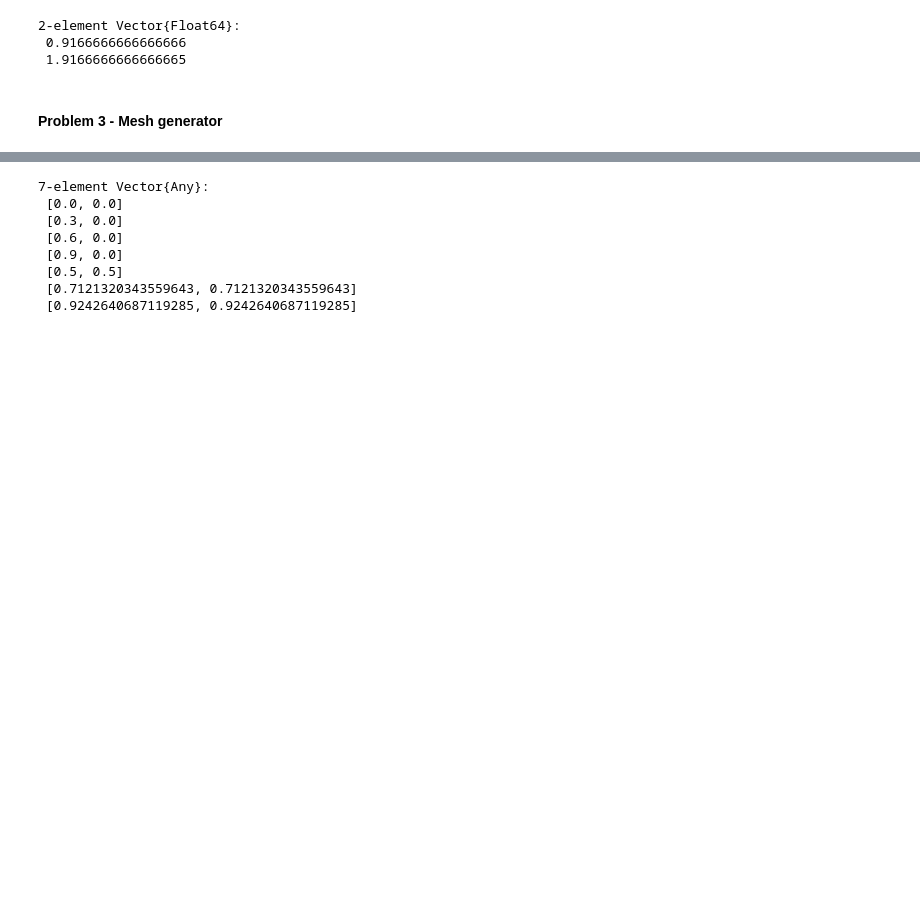
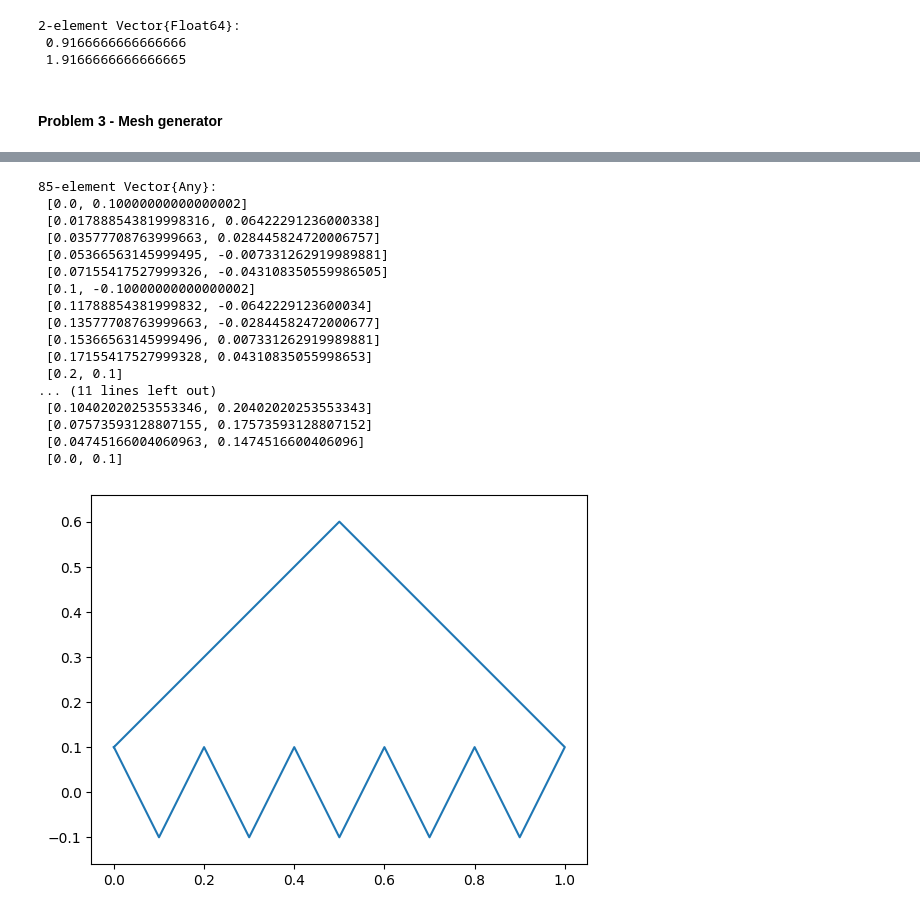
Before and after one commit to TagoreZhao/MATH124, a Jupyter notebook: PA3.ipynb, the cells around one changed output, grey strips where cells are left out. Cells and saved outputs as stored; diff of their text form; code cells hidden in the pictures; blank space fills up the shorter version.

Commit message:
ok I have finished the equi_node function, it passes both test

```diff
--- a/PA3.ipynb
+++ b/PA3.ipynb
@@ -113,6 +113,8 @@ function y_coord(a,b,x)
     y = (x-x1+y1*(x2-x1)/(y2-y1))*((y2-y1)/(x2-x1))
     return y
 end
+
+#given the two point and the y coordinate, return the x coordinate on the edge
 function x_coord(a,b,y)
     x1 = a[1]
     y1 = a[2]
@@ -121,18 +123,22 @@ function x_coord(a,b,y)
     x = (y-y1)*(x2-x1)/(y2-y1)+x1
     return x
 end
+
+#this return the length between two points
 function cartesion_distance(a,b)
     return sqrt((b[1]-a[1])^2+(b[2]-a[2])^2)
 end
+
 #We will first create node points p along each polygon segment and store them in node(it will also include the polygon node),
 #separated by a distance approximately equal to hmax. Return all the node on the line
 function equi_node(pv,hmax)
     node = []
     for i in 1:(length(pv)-1)
-        if (pv[i+1][1]-pv[i][1] !=0)&(pv[i+1][2]-pv[i][2] != 0)
-            dx = hmax*abs(pv[i+1][1]-pv[i][1])/cartesion_distance(pv[i+1],pv[i])
+        if (pv[i+1][1]-pv[i][1] !=0)&(pv[i+1][2]-pv[i][2] != 0) #this is when the edge is neigher horizental nor veritical
+            println("neigher vertical nor horizental")
+            dx = hmax*(pv[i+1][1]-pv[i][1])/cartesion_distance(pv[i+1],pv[i])
             println("dx : ", dx)
-            xarray = collect(pv[i][1]:dx:pv[i+1][1])
+            xarray = collect(pv[i][1]:dx:(pv[i+1][1]-dx))
             println("the x array is ", xarray)
             yarray = []
             for x in xarray
@@ -145,16 +151,17 @@ function equi_node(pv,hmax)
             for j in 1:length(xarray)
                 push!(node,[xarray[j],yarray[j]])
             end
-        elseif ((pv[i+1][1]-pv[i][1] == 0))
-            dy = hmax*abs(pv[i+1][2]-pv[i][2])/cartesion_distance(pv[i+1],pv[i])
+        elseif ((pv[i+1][1]-pv[i][1] == 0)&(pv[i+1][2]-pv[i][2] != 0)) #this is when the edge is veritical
+            println("vertical")
+            dy = hmax*(pv[i+1][2]-pv[i][2])/cartesion_distance(pv[i+1],pv[i])
             println("dy : ", dy)
-            yarray = collect(pv[i][2]:dy:pv[i+1][2])
+            yarray = collect(pv[i][2]:dy:(pv[i+1][2]-dy))
             xarray = []
             if length(xarray) != length(yarray)
                 println("ok this is not solving the problem")
             end
             for y in yarray
-                push!(xarray,0)
+                push!(xarray,pv[i][1])
             end
             println("the x array is ", xarray)
             println("the y array is ", yarray)
@@ -162,14 +169,15 @@ function equi_node(pv,hmax)
             for j in 1:length(xarray)
                 push!(node,[xarray[j],yarray[j]])
             end
-        elseif (pv[i+1][2]-pv[i][2] == 0)
-            dx = hmax*abs(pv[i+1][1]-pv[i][1])/cartesion_distance(pv[i+1],pv[i])
+        elseif (pv[i+1][2]-pv[i][2] == 0)&(pv[i+1][1]-pv[i][1] !=0) #this is when the line is horizental
+            println("horizental")
+            dx = hmax*(pv[i+1][1]-pv[i][1])/cartesion_distance(pv[i+1],pv[i])
             println("dx : ", dx)
-            xarray = collect(pv[i][1]:dx:pv[i+1][1])
+            xarray = collect(pv[i][1]:dx:(pv[i+1][1]-dx))
             println("the x array is ", xarray)
             yarray = []
             for x in xarray
-                push!(yarray,0)
+                push!(yarray,pv[i][2])
             end
             println("the y array is ", yarray)
             if length(xarray) != length(yarray)
@@ -181,6 +189,7 @@ function equi_node(pv,hmax)
 
         end
     end
+    push!(node,pv[1])
     return node
 end
 
@@ -188,8 +197,12 @@ function pmesh(pv,hmax)
     node = [] #We keep track of all the nodes show up
     poly = pv #Store the information about the original polygon
 end
-pv = [[0,0], [1,0], [0.5,0.5], [1,1], [0,1], [0,0]]
-
-equi_node(pv,0.3)
+#pv = [[0,0], [1,0], [0.5,0.5], [1,1], [0,1], [0,0]]
+pv = [[i/10,0.1*(-1)^i] for i = 0:10]
+append!(pv, [[.5,.6], [0,.1]])
+node = equi_node(pv,0.04)
+display(node)
 #x_coord([0.5,0.5],[1,1],0.5)
+plot(first.(node), last.(node))
+axis("equal");
 # %% [output]
@@ -211,8 +226,18 @@ the y array is Float64[]
-7-element Vector{Any}:
- [0.0, 0.0]
- [0.3, 0.0]
- [0.6, 0.0]
- [0.9, 0.0]
- [0.5, 0.5]
- [0.7121320343559643, 0.7121320343559643]
- [0.9242640687119285, 0.9242640687119285]
+85-element Vector{Any}:
+ [0.0, 0.10000000000000002]
+ [0.017888543819998316, 0.06422291236000338]
+ [0.03577708763999663, 0.028445824720006757]
+ [0.05366563145999495, -0.007331262919989881]
+ [0.07155417527999326, -0.043108350559986505]
+ [0.1, -0.10000000000000002]
+ [0.11788854381999832, -0.0642229123600034]
+ [0.13577708763999663, -0.02844582472000677]
+ [0.15366563145999496, 0.007331262919989881]
+ [0.17155417527999328, 0.04310835055998653]
+ [0.2, 0.1]
+... (11 lines left out)
+ [0.10402020253553346, 0.20402020253553343]
+ [0.07573593128807155, 0.17573593128807152]
+ [0.04745166004060963, 0.1474516600406096]
+ [0.0, 0.1]
+[figure, added]
```
Also changed, not shown: parts of 1 cell of this notebook, 3 other files.
